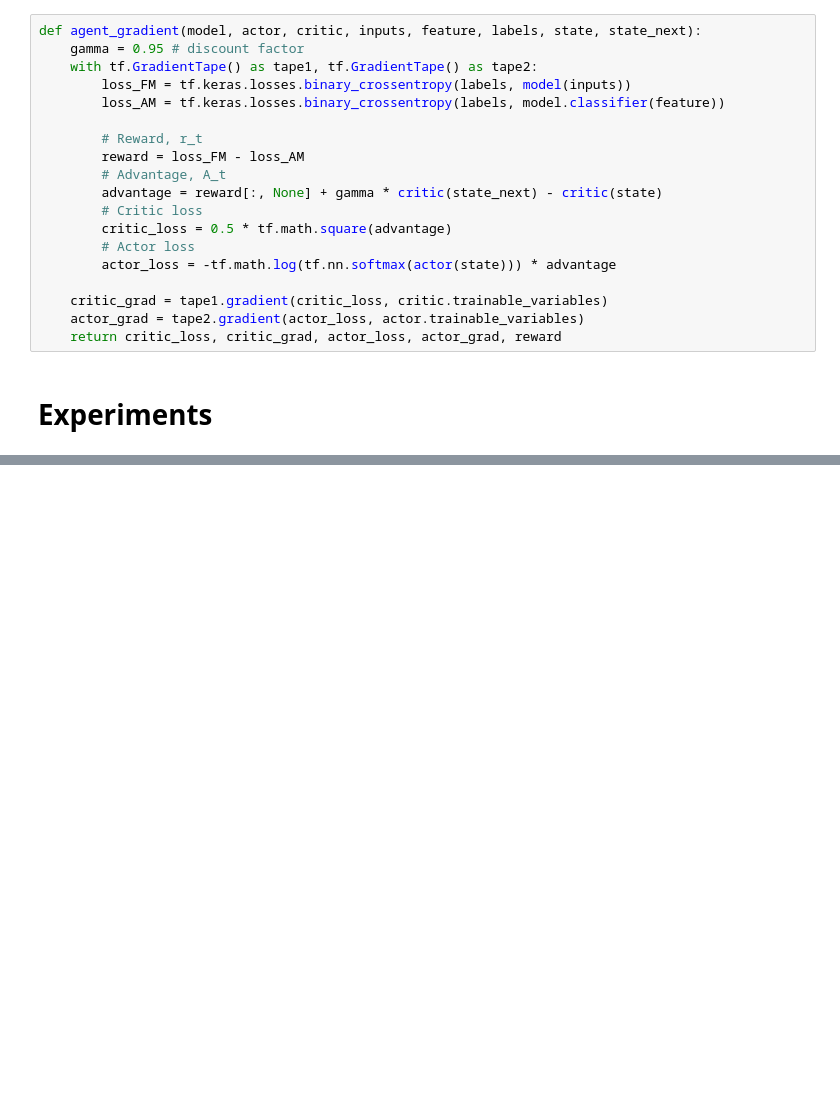
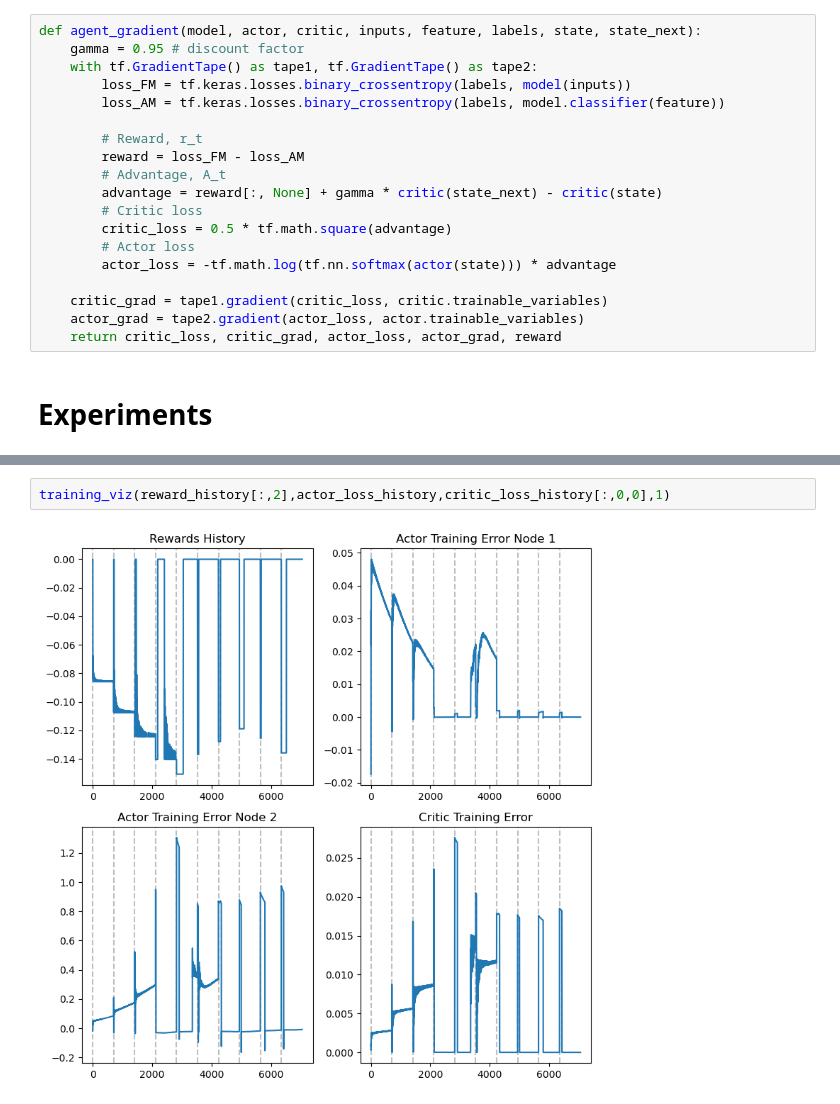
Before and after one commit to WasupolHengsritawat/MI-DRL, a Jupyter notebook: shallowcovnet.ipynb, the cells around one changed output, grey strips where cells are left out. Saved outputs shown, nothing was run; the diff lists cells and outputs as text; blank space fills up the shorter version.

```diff
--- a/shallowcovnet.ipynb
+++ b/shallowcovnet.ipynb
@@ -567,0 +604,4 @@ training_viz(np.array(reward_history)[:,0],np.array(actor_loss_history)[:,0,0],n
+# %%
+training_viz(reward_history[:,2],actor_loss_history,critic_loss_history[:,0,0],1)
+# %% [output]
+[figure, added]
```
Also changed, not shown: parts of 4 cells of this notebook, 1 other file.
